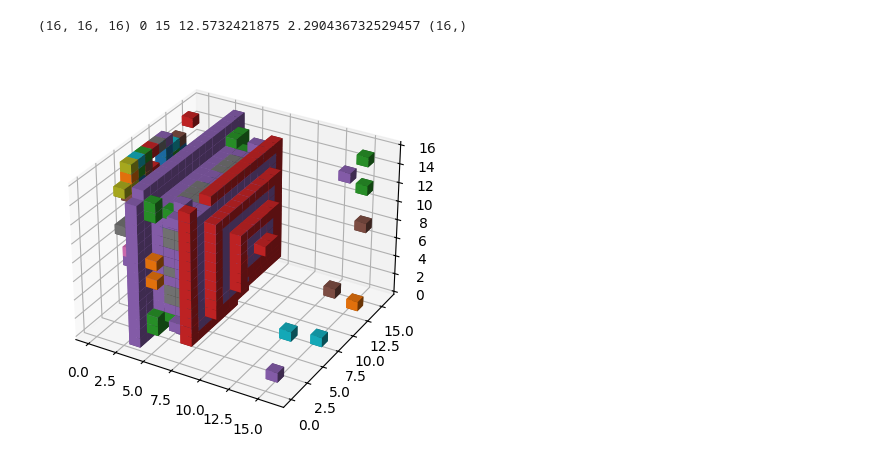
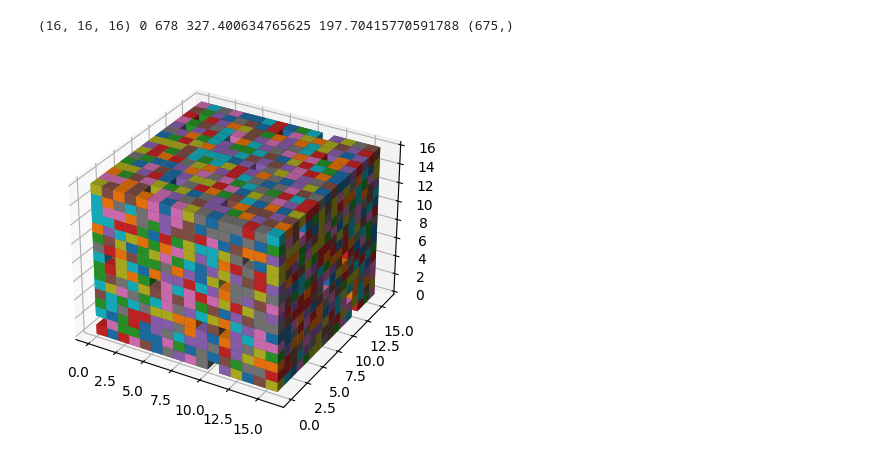
Before and after one commit to DemyCode/minecraft-copilot-ml, a Jupyter notebook: minecraft_copilot_ml/metrics_graph.ipynb, the cells around one changed output. Saved outputs shown, nothing was run; the diff lists cells and outputs as text; code cells hidden in the pictures.

```diff
--- a/minecraft_copilot_ml/metrics_graph.ipynb
+++ b/minecraft_copilot_ml/metrics_graph.ipynb
@@ -1,5 +1,5 @@
 # %%
-PATH_TO_CSV = "/home/mehdi/minecraft-copilot-ml/output/lightning_logs/version_8/metrics.csv"
+PATH_TO_CSV = "/home/mehdi/minecraft-copilot-ml/output/lightning_logs/version_2/metrics.csv"
 PATH_TO_BEST_MODEL = "/home/mehdi/minecraft-copilot-ml/output/best_model.pth"
 PATH_TO_BEST_MODEL_ONNX = "/home/mehdi/minecraft-copilot-ml/output/best_model.onnx"
 DATASET = "/home/mehdi/minecraft-copilot-ml/datasets/875 dataset"
@@ -127,10 +127,10 @@ dataset = MinecraftSchematicsDataset(loaded_schematic_files)
 # %%
-inter_res = traj.cpu().numpy()[-1, 0].argmax(axis=0).astype(np.uint8)
+inter_res = traj.cpu().numpy()[-1, 0].argmax(axis=0)
 print(inter_res.shape, inter_res.min(), inter_res.max(), inter_res.mean(), inter_res.std(), np.unique(inter_res).shape)
-display_voxels(inter_res, zero_block=13)
+display_voxels(inter_res, zero_block=flow_matching_model.unique_blocks_dict["minecraft:air"])
 # %% [output]
-(16, 16, 16) 0 15 12.5732421875 2.290436732529457 (16,)
+(16, 16, 16) 0 678 327.400634765625 197.70415770591788 (675,)
-[figure, old version]
+[figure, new version]
 # %%
 from minecraft_copilot_ml.data_loader import nbt_to_numpy_minecraft_map
 
```
Also changed, not shown: parts of 4 cells of this notebook, 4 other files.
